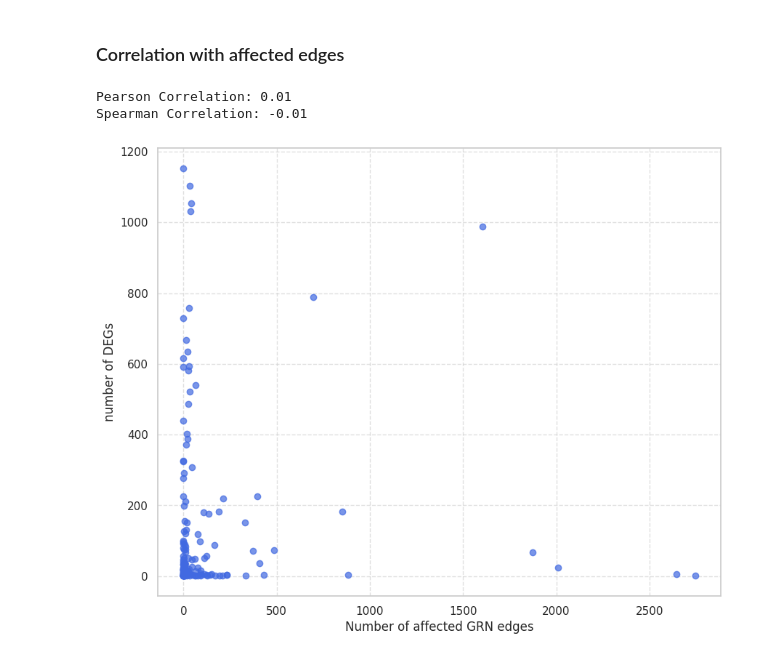
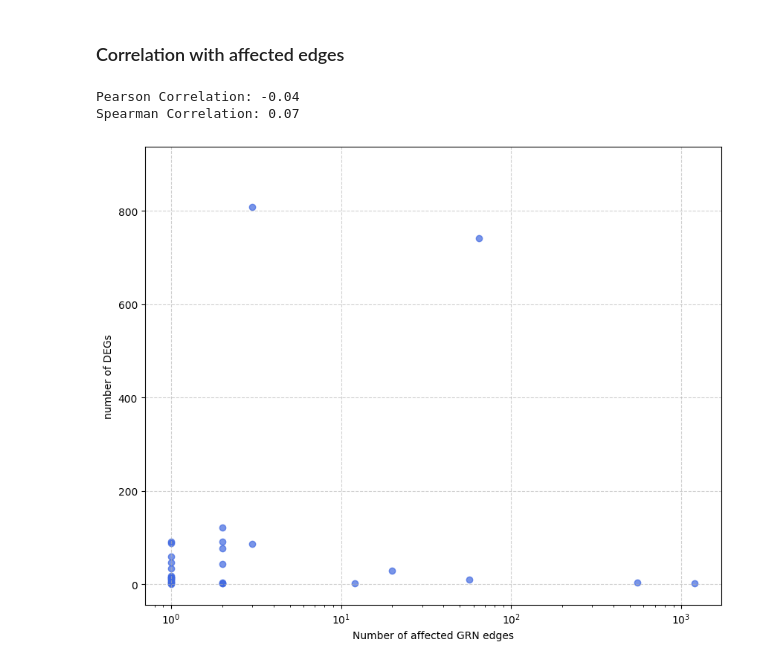
Before and after one commit to MCalabroCode/SPECTRA, a Jupyter notebook: analysis.ipynb, the cells around one changed output. Drawn from its saved outputs; the diff is of its cells as text; code cells hidden in the pictures.

```diff
--- a/analysis.ipynb
+++ b/analysis.ipynb
@@ -53,7 +46,7 @@ gene_list = adata.var_names.tolist()
 ### network
 # %%
 # patrick guanlab (stock)
-A = np.load('Patrick_networks/guanlab_stock_3.5k_directed.npz')
+A = np.load('Patrick_networks/Generalist_08_dense.npz')
 adjacency = A['adjacency']
 gene_names = A['gene_names']
 
@@ -68,7 +61,7 @@ G = nx.from_numpy_array(
 # Relabel nodes with gene names (must be same length as matrix dims)
 mapping = {i: gene_names[i] for i in range(len(gene_names))}
 G = nx.relabel_nodes(G, mapping)
-G.remove_edges_from([(u, v) for u, v, d in G.edges(data=True) if np.log(d['weight']+1) < 8])
+#G.remove_edges_from([(u, v) for u, v, d in G.edges(data=True) if np.log(d['weight']+1) < 8])
 
 
 num_nodes = G.number_of_nodes()
@@ -404,7 +397,7 @@ for pert in tqdm(condition):
     num_affected_edges[pert] = mask.sum().item()
 
     #DEGs
-    df_true, _ = des_calculator.get_de_genes(adata, 'target_gene', pert, 'non-targeting')
+    df_true, _ = des_calculator.get_de_genes(adata[:20000,:], 'target_gene', pert, 'non-targeting')
     G_true = set(df_true.index)
     n_true = len(G_true)
     n_perturbed_genes[pert]=n_true
@@ -442,35 +435,35 @@ import numpy as np
 from scipy.stats import pearsonr, spearmanr
 
 # mathing - We sort the keys to ensure we extract values in the exact same order
 assert num_affected_edges.keys() == n_perturbed_genes.keys(), "keys don't match"
 common_keys = sorted(num_affected_edges.keys())
 
 # Create aligned lists
 num_affected_edges_values = [num_affected_edges[k] for k in common_keys]
 n_perturbed_genes_values = [n_perturbed_genes[k] for k in common_keys]
 
 # correlation
 corr_p, _ = pearsonr(num_affected_edges_values, n_perturbed_genes_values)
 
 # Spearman: Use if you just care about rank (e.g. "if x is high, y is high")
 corr_s, _ = spearmanr(num_affected_edges_values, n_perturbed_genes_values)
 
 print(f"Pearson Correlation: {corr_p:.2f}")   # 1.0 is perfect match, 0 is no match
 print(f"Spearman Correlation: {corr_s:.2f}")
 
 # 3. VISUALIZATION
 plt.figure(figsize=(10, 8))
 plt.scatter(num_affected_edges_values, n_perturbed_genes_values, color='royalblue', alpha=0.7)
-# plt.yscale('log')
-# plt.xscale('log')
+#plt.yscale('log')
+plt.xscale('log')
 
 #plt.title('Correlation between affected edges in the GRN and DEGs')
 plt.xlabel('Number of affected GRN edges')
 plt.ylabel('number of DEGs')
 plt.grid(True, linestyle='--', alpha=0.6)
 plt.savefig('corr_plot.pdf')
 plt.show()
 # %% [output]
-Pearson Correlation: 0.01
-Spearman Correlation: -0.01
+Pearson Correlation: -0.04
+Spearman Correlation: 0.07
-[figure, old version]
+[figure, new version]
```
Also changed, not shown: parts of 11 cells of this notebook, 12 other files.
